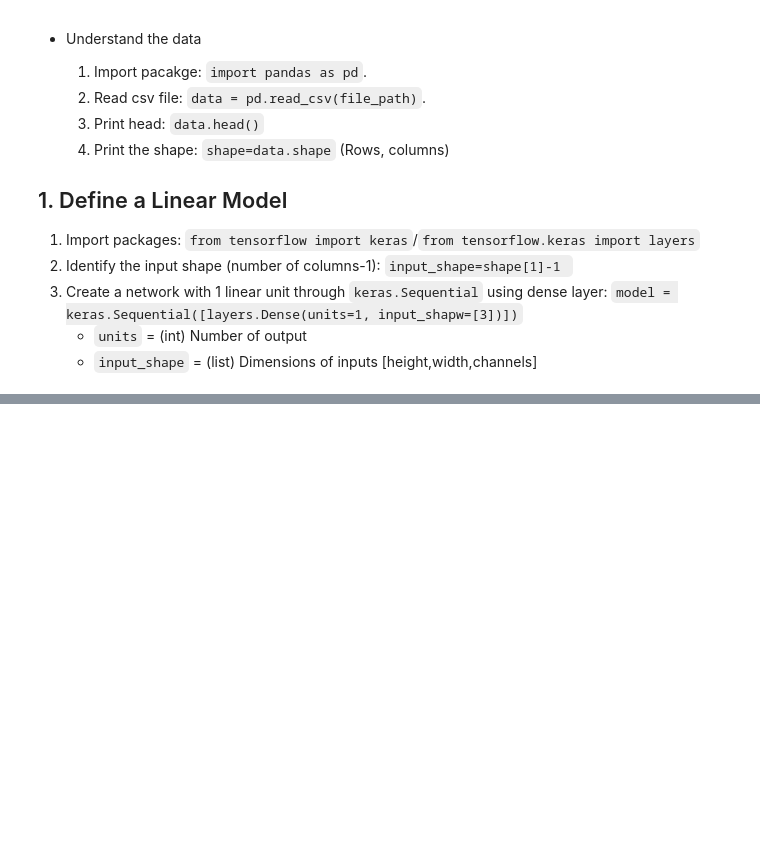
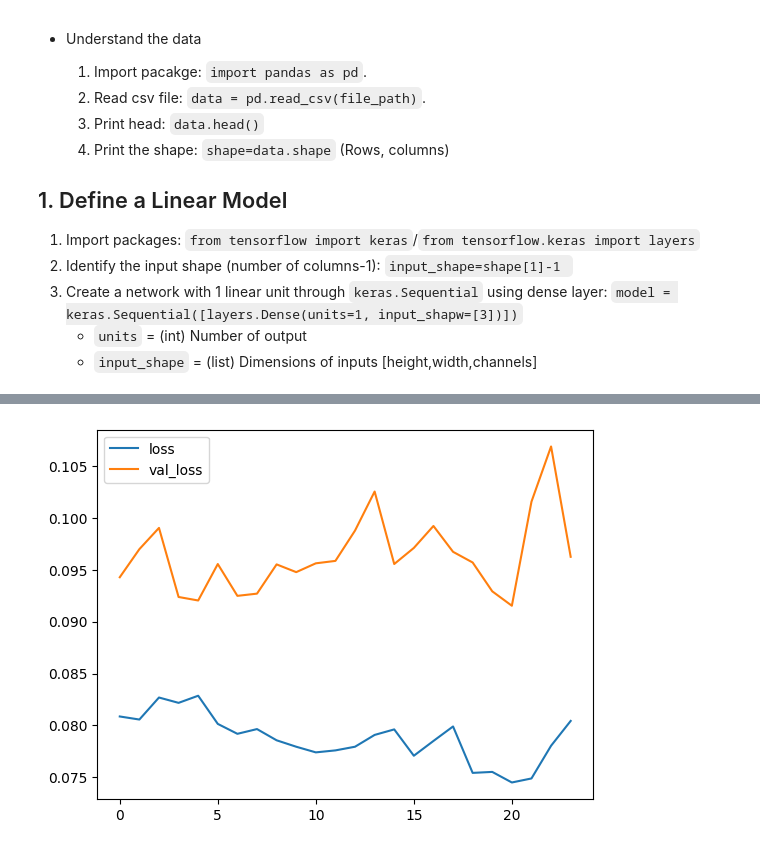
Before and after one commit to Heiley-W/kaggle-tutorials, a Jupyter notebook: Kaggle_Deep_Learning.ipynb, the cells around one changed output, grey strips where cells are left out. Drawn from its saved outputs; the diff is of its cells as text; code cells hidden in the pictures; blank space fills up the shorter version.

```diff
--- a/Kaggle_Deep_Learning.ipynb
+++ b/Kaggle_Deep_Learning.ipynb
@@ -97,0 +185,26 @@ Error:
+# %%
+# 2. Overfitting and Underfitting
+
+from tensorflow.keras.callbacks import EarlyStopping
+
+early_stopping = EarlyStopping(
+    min_delta=0.001, # minimium amount of change to count as an improvement
+    patience=20, # how many epochs to wait before stopping
+    restore_best_weights=True,
+)
+
+# Train the model with early stopping
+history = model.fit(
+    X_train, y_train,
+    validation_data=(X_valid, y_valid),
+    batch_size=256,
+    epochs=500,
+    callbacks=[early_stopping], # put your callbacks in a list
+    verbose=0,  # turn off training log
+)
+
+# Compare the loss curve with and without early stopping
+history_df = pd.DataFrame(history.history)
+history_df.loc[:, ['loss', 'val_loss']].plot();
+print("Minimum validation loss: {}".format(history_df['val_loss'].min()))
+# %% [output]
@@ -97,0 +212 @@ Error:
+[figure, added]
```
Also changed, not shown: parts of 13 cells of this notebook.
